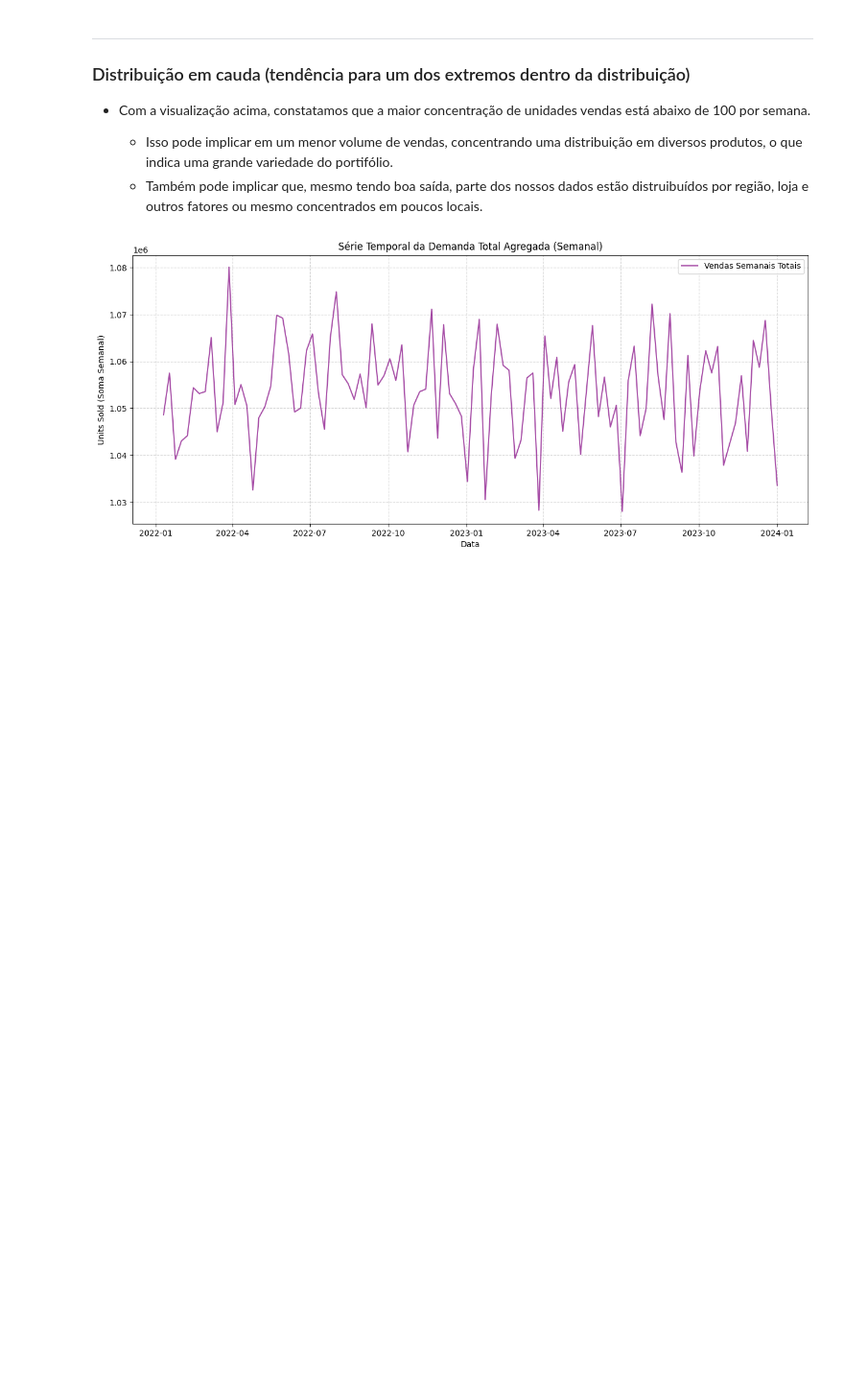
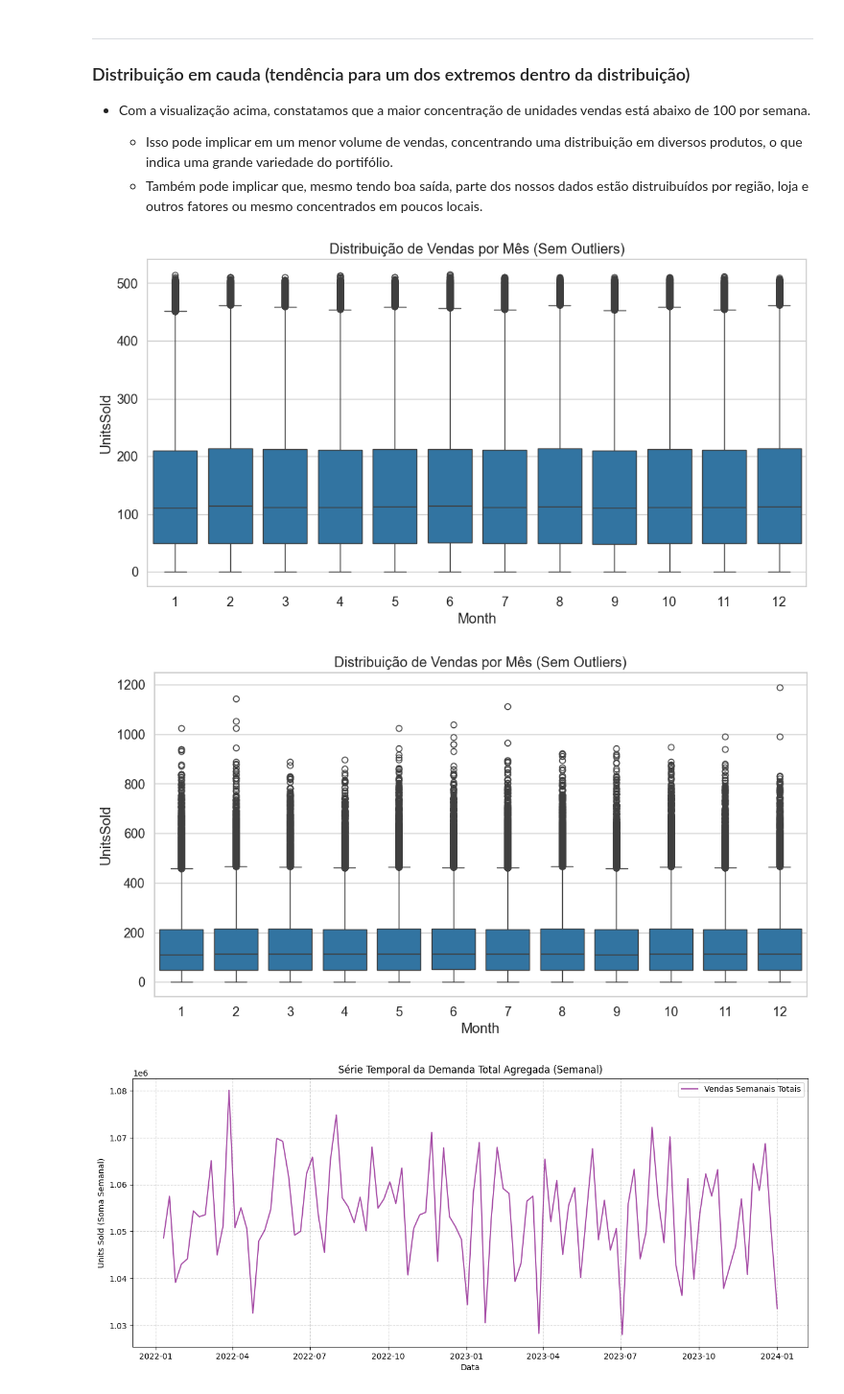
Before and after one commit to sergioneto12/DemandPlanning_DataAnalysis_Forecasting, a Jupyter notebook: analysis.ipynb, the cells around one changed output. Shown at 96% size. Saved outputs shown, nothing was run; the diff lists cells and outputs as text; code cells hidden in the pictures; blank space fills up the shorter version.

```diff
--- a/analysis.ipynb
+++ b/analysis.ipynb
@@ -521,6 +521,36 @@ plt.show()
 
     - Isso pode implicar em um menor volume de vendas, concentrando uma distribuição em diversos produtos, o que indica uma grande variedade do portifólio.
     - Também pode implicar que, mesmo tendo boa saída, parte dos nossos dados estão distruibuídos por região, loja e outros fatores ou mesmo concentrados em poucos locais.
+# %%
+test_df = merged_df.copy()
+
+import scipy.stats as stats
+
+# Calcular Z-score por produto
+test_df['Zscore'] = test_df.groupby('Product ID')['UnitsSold'].transform(
+    lambda x: np.abs(stats.zscore(x, nan_policy='omit'))
+)
+
+# Definir threshold (valor padrão)
+threshold = 3
+
+# Filtrar outliers
+outliers = test_df[test_df['Zscore'] > threshold]
+df_clean = test_df[test_df['Zscore'] <= threshold]
+
+# test_df = test_df[test_df['SalesQuantity'] < test_df['SalesQuantity'].quantile(0.99999999)]
+plt.figure(figsize=(12,6))
+sns.boxplot(data=df_clean, x='Month', y='UnitsSold')
+plt.title('Distribuição de Vendas por Mês (Sem Outliers)')
+plt.show()
+
+plt.figure(figsize=(12,6))
+sns.boxplot(data=merged_df, x='Month', y='UnitsSold')
+plt.title('Distribuição de Vendas por Mês (Sem Outliers)')
+plt.show()
+# %% [output]
+[figure, added]
+[figure, added]
 # %%
 # Soma Units Sold por data para obter a demanda total diária
 df_agg = merged_df.groupby('Date')['UnitsSold'].sum().reset_index()
```
Also changed, not shown: parts of 2 cells of this notebook.
